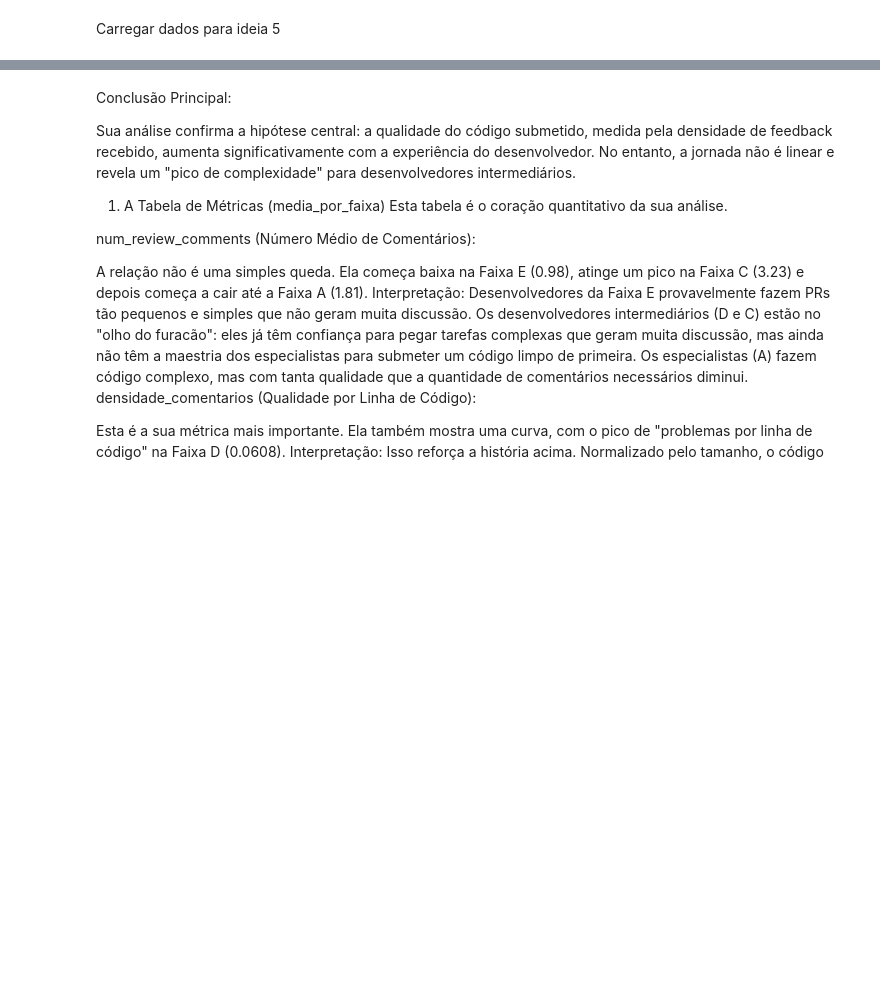
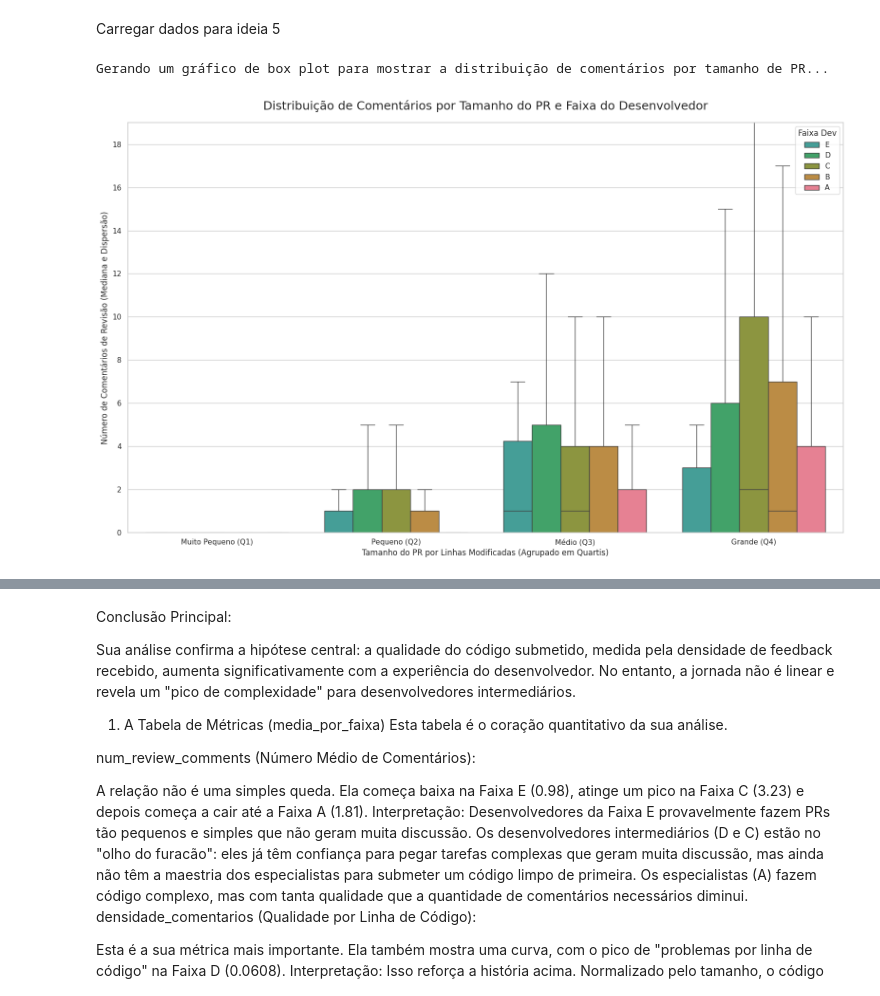
Before and after one commit to GusMedeiros/versionamento-analise-dados, a Jupyter notebook: ideia_3.ipynb, the cells around one changed output, grey strips where cells are left out. Drawn from its saved outputs; the diff is of its cells as text; code cells hidden in the pictures; blank space fills up the shorter version.

```diff
--- a/ideia_3.ipynb
+++ b/ideia_3.ipynb
@@ -223,5 +214,70 @@ plt.show()
 # %% [markdown]
 Carregar dados para ideia 5
+# %%
+import numpy as np # Adicionado para usar np.arange
+import matplotlib.pyplot as plt # Importação explícita para clareza
+import seaborn as sns # Importação explícita para clareza
+import pandas as pd # Importação explícita para clareza
+
+# Célula 6: Box Plot Agrupado (Substituto para o Gráfico de Dispersão)
+
+print("Gerando um gráfico de box plot para mostrar a distribuição de comentários por tamanho de PR...")
+
+# 1. Criar faixas de tamanho para o PR
+# (A lógica para criar os bins permanece a mesma)
+try:
+    df_qualidade['tamanho_pr_bin'] = pd.qcut(
+        df_qualidade['tamanho_pr'],
+        q=4,
+        labels=['Muito Pequeno (Q1)', 'Pequeno (Q2)', 'Médio (Q3)', 'Grande (Q4)'],
+        duplicates='drop'
+    )
+except ValueError as e:
+    print(f"Aviso: Não foi possível criar bins dinâmicos, usando faixas fixas. Erro: {e}")
+    bins_fixos = [0, 50, 200, 1000, float('inf')]
+    labels_fixos = ['Muito Pequeno (0-50)', 'Pequeno (51-200)', 'Médio (201-1000)', 'Grande (1001+)']
+    df_qualidade['tamanho_pr_bin'] = pd.cut(df_qualidade['tamanho_pr'], bins=bins_fixos, labels=labels_fixos, right=False)
+
+
+# 2. Configurar e criar o gráfico
+plt.figure(figsize=(16, 10))
+sns.set_theme(style="whitegrid")
+
+sns.boxplot(
+    data=df_qualidade,
+    x='tamanho_pr_bin',
+    y='num_review_comments',
+    hue='faixa',
+    hue_order=['E', 'D', 'C', 'B', 'A'],
+    palette=paleta_consistente,
+    showfliers=False
+)
+
+# 3. Melhorar a legibilidade
+plt.title('Distribuição de Comentários por Tamanho do PR e Faixa do Desenvolvedor', fontsize=18, pad=20)
+
+# --- MODIFICAÇÃO 1: Deixar explícito que o tamanho é medido em linhas ---
+plt.xlabel('Tamanho do PR por Linhas Modificadas (Agrupado em Quartis)', fontsize=12)
+# --- FIM DA MODIFICAÇÃO 1 ---
+
+plt.ylabel('Número de Comentários de Revisão (Mediana e Dispersão)', fontsize=12)
+
+limite_y = df_qualidade['num_review_comments'].quantile(0.98)
+limite_y_final = limite_y if limite_y > 0 else 10
+plt.ylim(0, limite_y_final)
+
+# --- MODIFICAÇÃO 2: Definir os ticks do eixo Y para serem inteiros, de 2 em 2 ---
+# Criamos uma sequência de 0 até o limite superior, com passo de 2
+ticks_y = np.arange(0, limite_y_final + 1, step=2)
+plt.yticks(ticks_y)
+# --- FIM DA MODIFICAÇÃO 2 ---
+
+plt.legend(title='Faixa Dev')
+plt.tight_layout()
+plt.show()
+# %% [output]
+Gerando um gráfico de box plot para mostrar a distribuição de comentários por tamanho de PR...
+[figure, added]
 # %%
 # CÉLULA 1 (NO SEU NOVO NOTEBOOK)
 
```
Also changed, not shown: parts of 5 cells of this notebook, 11 other files.
